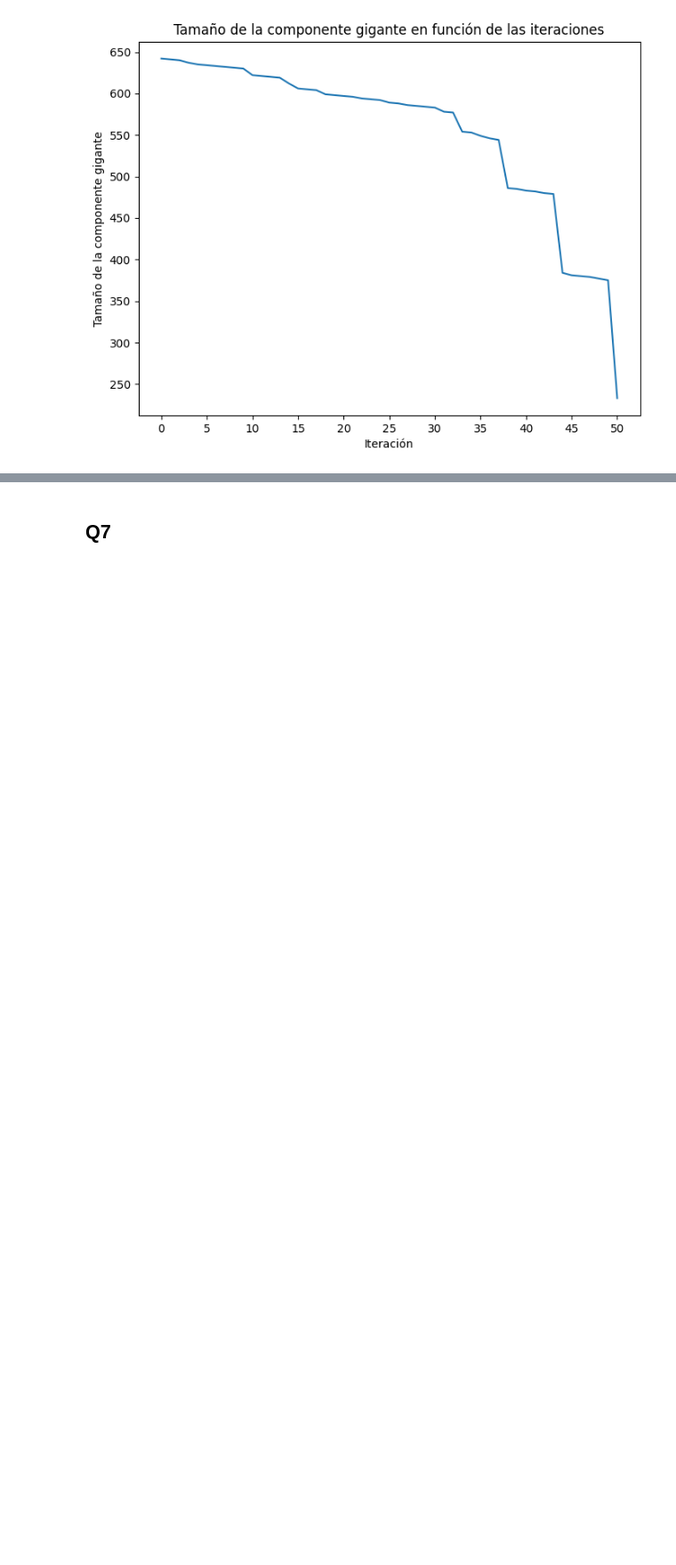
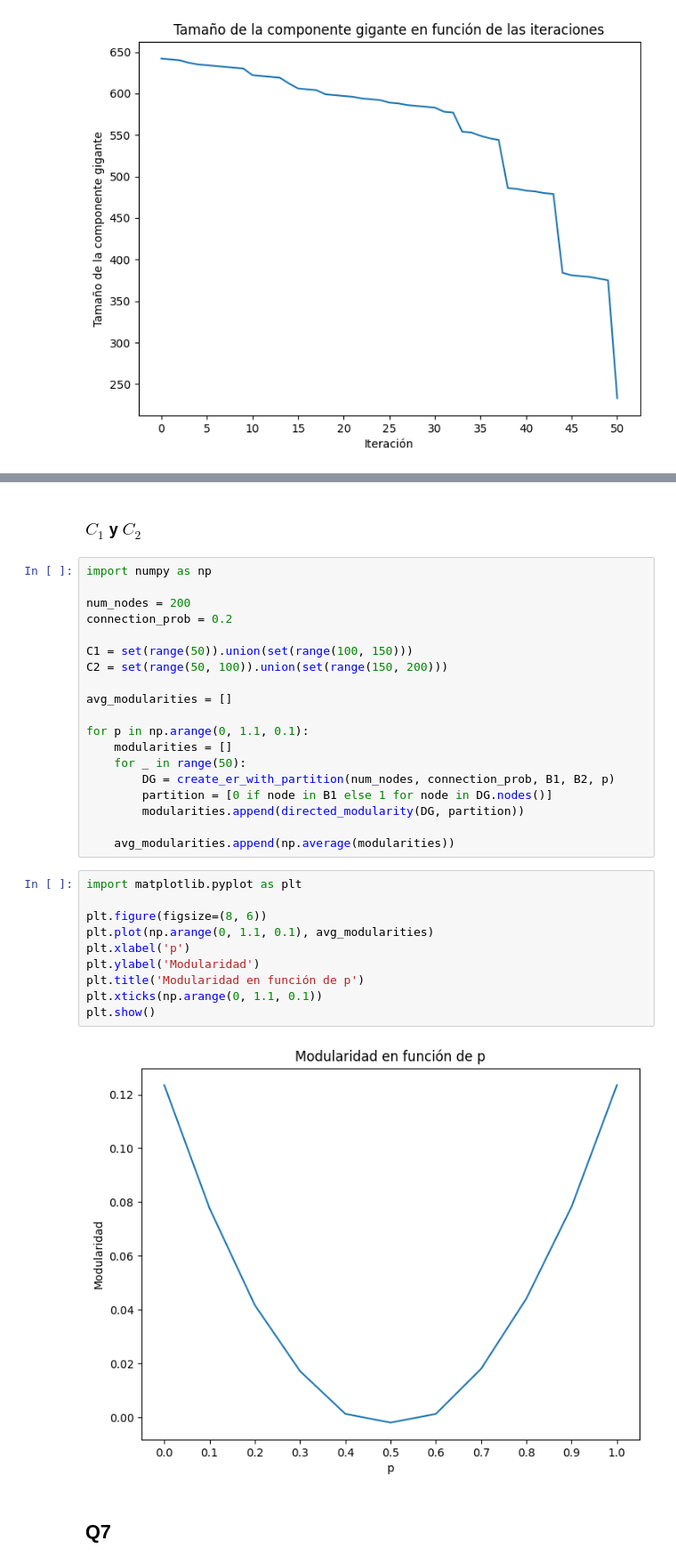
Before and after one commit to danieldamc/redes-complejas, a Jupyter notebook: Assignment_2/assignment_2.ipynb, the cells around one changed output, grey strips where cells are left out. Shown at 89% size. Drawn from its saved outputs; the diff is of its cells as text; blank space fills up the shorter version.

```diff
--- a/Assignment_2/assignment_2.ipynb
+++ b/Assignment_2/assignment_2.ipynb
@@ -513,3 +592,36 @@ plt.show()
+# %% [markdown]
+### $C_{1}$ y $C_{2}$
+# %%
+import numpy as np
+
+num_nodes = 200
+connection_prob = 0.2
+
+C1 = set(range(50)).union(set(range(100, 150)))
+C2 = set(range(50, 100)).union(set(range(150, 200)))
+
+avg_modularities = []
+
+for p in np.arange(0, 1.1, 0.1):
+    modularities = []
+    for _ in range(50):
+        DG = create_er_with_partition(num_nodes, connection_prob, B1, B2, p)
+        partition = [0 if node in B1 else 1 for node in DG.nodes()]
+        modularities.append(directed_modularity(DG, partition))
+
+    avg_modularities.append(np.average(modularities))
+# %%
+import matplotlib.pyplot as plt
+
+plt.figure(figsize=(8, 6))
+plt.plot(np.arange(0, 1.1, 0.1), avg_modularities)
+plt.xlabel('p')
+plt.ylabel('Modularidad')
+plt.title('Modularidad en función de p')
+plt.xticks(np.arange(0, 1.1, 0.1))
+plt.show()
+# %% [output]
+[figure, added]
 # %% [markdown]
 ## Q7
 # %%
```
Also changed, not shown: parts of 5 cells of this notebook, 1 other file.
